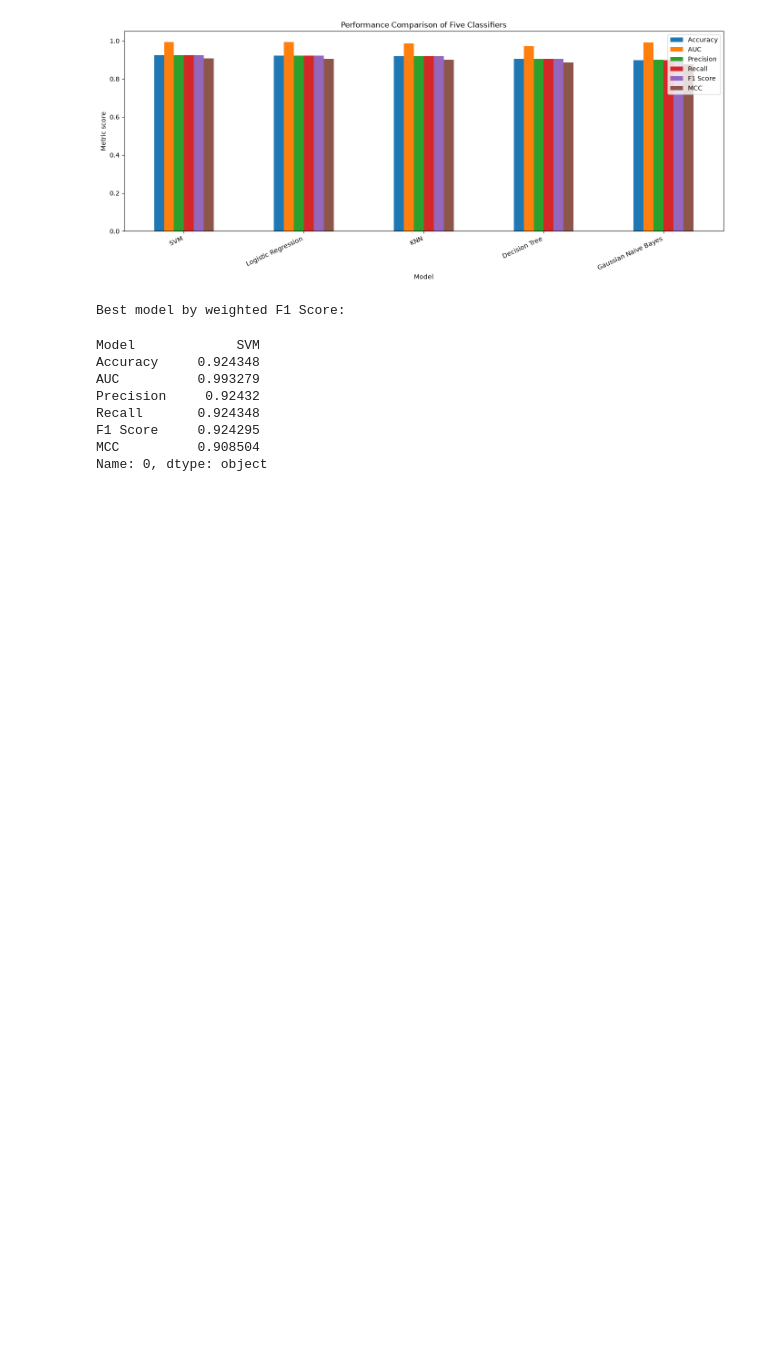
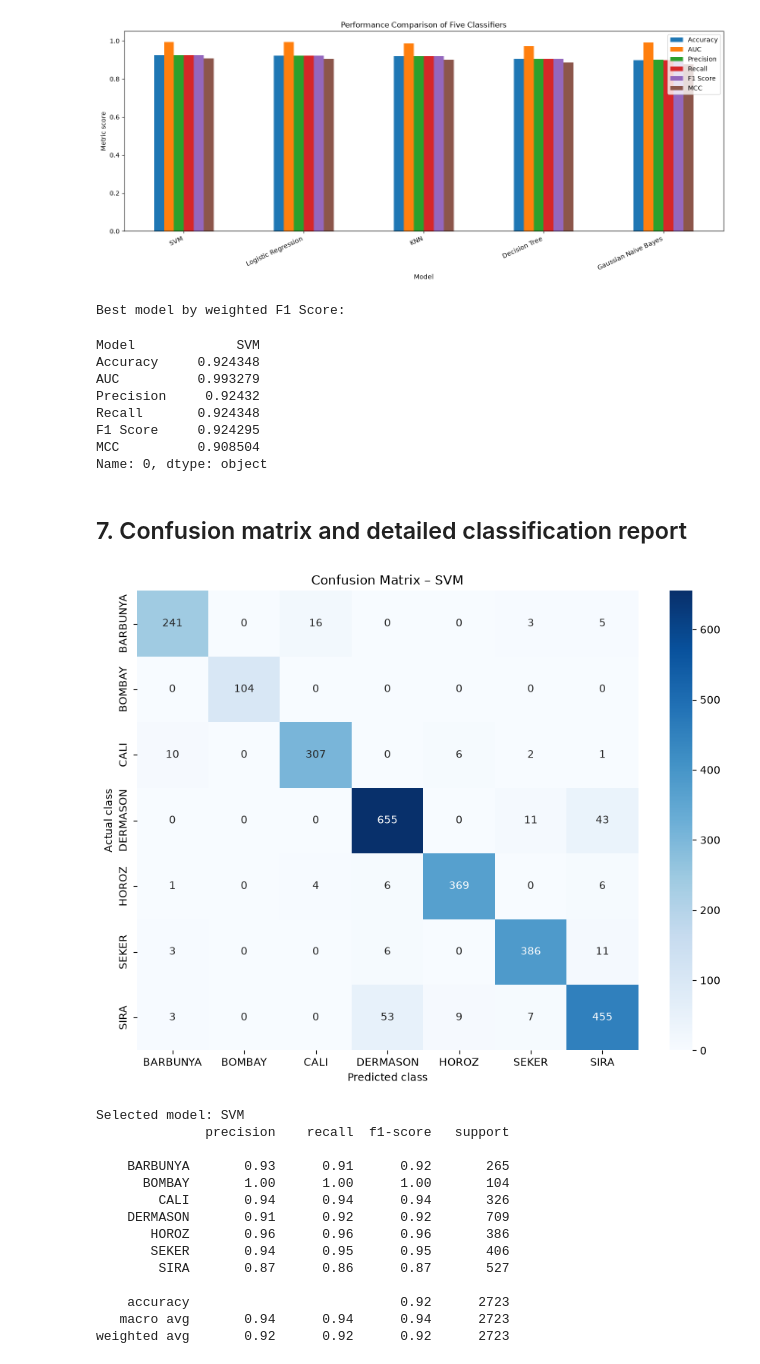
Before and after one commit to DeepanaMathankumarJ/ml-classification-comparison, a Jupyter notebook: DryBean_Model_training.ipynb, the cells around one changed output. Cells and saved outputs as stored; diff of their text form; code cells hidden in the pictures; blank space fills up the shorter version.

Commit message:
Phase 7: Confusion matrix and detailed classification report

```diff
--- a/DryBean_Model_training.ipynb
+++ b/DryBean_Model_training.ipynb
@@ -447,3 +447,41 @@ Recall       0.924348
 F1 Score     0.924295
 MCC          0.908504
 Name: 0, dtype: object
+# %% [markdown]
+## 7. Confusion matrix and detailed classification report
+# %%
+best_model_name = metrics_df.iloc[0]["Model"]
+best_model = models[best_model_name]
+best_predictions = predictions_by_model[best_model_name]
+labels = best_model.classes_
+
+cm = confusion_matrix(y_test, best_predictions, labels=labels)
+plt.figure(figsize=(9, 7))
+sns.heatmap(
+    cm, annot=True, fmt="d", cmap="Blues",
+    xticklabels=labels, yticklabels=labels
+)
+plt.xlabel("Predicted class")
+plt.ylabel("Actual class")
+plt.title(f"Confusion Matrix – {best_model_name}")
+plt.tight_layout()
+plt.show()
+
+print("Selected model:", best_model_name)
+print(classification_reports[best_model_name])
+# %% [output]
+[figure, added]
+Selected model: SVM
+              precision    recall  f1-score   support
+
+    BARBUNYA       0.93      0.91      0.92       265
+      BOMBAY       1.00      1.00      1.00       104
+        CALI       0.94      0.94      0.94       326
+    DERMASON       0.91      0.92      0.92       709
+       HOROZ       0.96      0.96      0.96       386
+       SEKER       0.94      0.95      0.95       406
+        SIRA       0.87      0.86      0.87       527
+
+    accuracy                           0.92      2723
+   macro avg       0.94      0.94      0.94      2723
+weighted avg       0.92      0.92      0.92      2723
```
Also changed, not shown: parts of 5 cells of this notebook.
